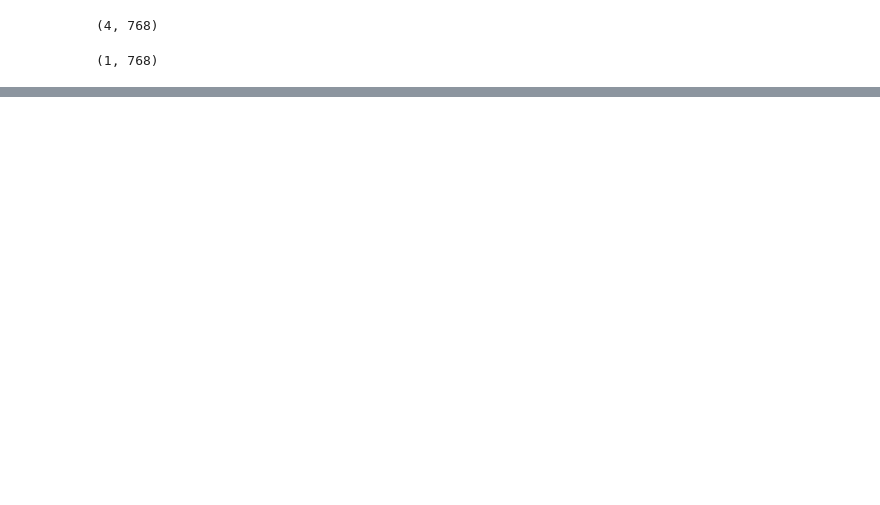
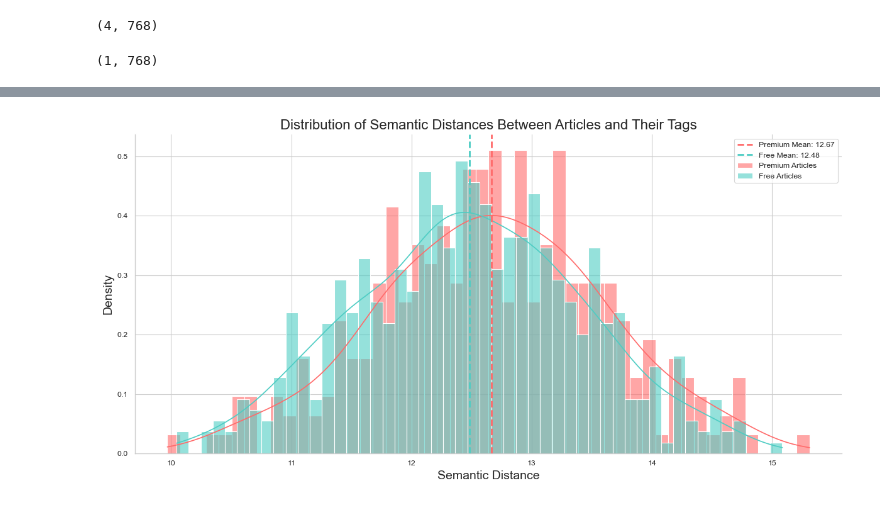
Before and after one commit to M-Enderle/Medium-Mining, a Jupyter notebook: notebooks/topic_modeling.ipynb, the cells around one changed output, grey strips where cells are left out. Drawn from its saved outputs; the diff is of its cells as text; code cells hidden in the pictures; blank space fills up the shorter version.

```diff
--- a/notebooks/topic_modeling.ipynb
+++ b/notebooks/topic_modeling.ipynb
@@ -140,0 +169,4 @@ plt.show()
+# %%
+# filter for english articles
+df = df[df["language"] == "en"]
+df.shape
@@ -172,7 +238,7 @@ get_tag_embeddings(df.iloc[0]).shape
 (4, 768)
 # %%
 def get_article_embedding(article: MediumArticle):
-    text = article.full_article_text
+    text = article.processed_text
     tokens = tokenizer.tokenize(text)
     max_tokens = 510
     if len(tokens) > max_tokens:
@@ -227,6 +293,8 @@ calc_differences(
 # %%
 # Calculate differences for all articles, then average them and plot the differences between free and premium using a bar plot
 all_differences = []
+all_article_embeddings = []
+all_tag_embeddings = []
 
 # Create a progress display
 with Progress() as progress:
@@ -237,13 +305,17 @@ with Progress() as progress:
         tag_embeddings = get_tag_embeddings(article)
         article_embedding = get_article_embedding(article)
         differences = calc_differences(article_embedding, tag_embeddings)
+
         all_differences.append(np.mean(differences))
+        all_article_embeddings.append(article_embedding)
+        all_tag_embeddings.append(tag_embeddings)
 
         # Update progress
         progress.update(task, advance=1)
 
 # Add differences to dataframe
 df["differences"] = all_differences
-df["differences"].head()
+df["article_embeddings"] = all_article_embeddings
+df["tag_embeddings"] = all_tag_embeddings
 # %% [output]
 [interactive output not drawn]
@@ -250,65 +323,31 @@ df["differences"].head()
 # %%
-# Group by is_free and calculate mean differences
-free_premium_diff = df.groupby('is_free')['differences'].mean().reset_index()
+free_diffs = df[df["is_free"] == 1]["differences"]
+premium_diffs = df[df["is_free"] == 0]["differences"]
 
-# Create figure
-plt.figure(figsize=(10, 6))
+plt.figure(figsize=(12, 6))
 
-# Create bar plot
-ax = sns.barplot(x='is_free', y='differences', data=free_premium_diff, palette=["#ff6b6b", "#4ecdc4"])
-ax.set_title("Average Semantic Distance Between Articles and Their Tags", fontsize=16)
-ax.set_xlabel("Article Type", fontsize=14)
-ax.set_ylabel("Average Difference (Semantic Distance)", fontsize=14)
+# Create histograms for both distributions
+sns.histplot(premium_diffs, kde=True, color='#ff6b6b', alpha=0.6, label='Premium Articles',
+             bins=50, stat='density')
+sns.histplot(free_diffs, kde=True, color='#4ecdc4', alpha=0.6, label='Free Articles',
+             bins=50, stat='density')
 
-# Set more readable x-axis labels
-ax.set_xticks([0, 1])
-ax.set_xticklabels(['Premium', 'Free'])
+# Add vertical lines for the means
+plt.axvline(premium_diffs.mean(), color='#ff6b6b', linestyle='--', linewidth=2,
+            label=f'Premium Mean: {premium_diffs.mean():.2f}')
+plt.axvline(free_diffs.mean(), color='#4ecdc4', linestyle='--', linewidth=2,
+            label=f'Free Mean: {free_diffs.mean():.2f}')
 
-# Add value labels on top of each bar
-for p in ax.patches:
-    ax.annotate(f'{p.get_height():.2f}',
-                (p.get_x() + p.get_width()/2., p.get_height()),
-                ha='center', va='bottom', fontsize=12)
+# Set plot labels and title
+plt.title('Distribution of Semantic Distances Between Articles and Their Tags', fontsize=16)
+plt.xlabel('Semantic Distance', fontsize=14)
+plt.ylabel('Density', fontsize=14)
+plt.legend()
 
-# Statistical test to check if the difference is significant
-from scipy import stats
-
-# Get differences for free and premium articles
-premium_diffs = df[df['is_free'] == False]['differences']
-free_diffs = df[df['is_free'] == True]['differences']
-
-# Perform t-test
-t_stat, p_val = stats.ttest_ind(premium_diffs, free_diffs, equal_var=False)
-
-# Add annotation with p-value
-plt.annotate(f'p-value: {p_val:.4f}', xy=(0.5, 0.9), xycoords='axes fraction',
-             ha='center', va='center', fontsize=12,
-             bbox=dict(boxstyle='round,pad=0.5', fc='yellow', alpha=0.3))
-
-# Add interpretation
-if p_val < 0.05:
-    plt.annotate('Statistically significant difference', xy=(0.5, 0.85),
-                 xycoords='axes fraction', ha='center', va='center',
-                 fontsize=10, color='green')
-else:
-    plt.annotate('No statistically significant difference', xy=(0.5, 0.85),
-                 xycoords='axes fraction', ha='center', va='center',
-                 fontsize=10, color='red')
-
-# Improve readability of labels
+# Improve overall appearance
 sns.despine()
 plt.tight_layout()
 plt.show()
-
-# Display descriptive statistics
-print("\nDescriptive Statistics:")
-premium_stats = premium_diffs.describe()
-free_stats = free_diffs.describe()
-
-# Create a DataFrame to display side by side
-stats_df = pd.DataFrame({
-    'Premium Articles': premium_stats,
-    'Free Articles': free_stats
-})
-stats_df
+# %% [output]
+[figure, added]
 # %%
```
Also changed, not shown: parts of 17 cells of this notebook, 3 other files.
